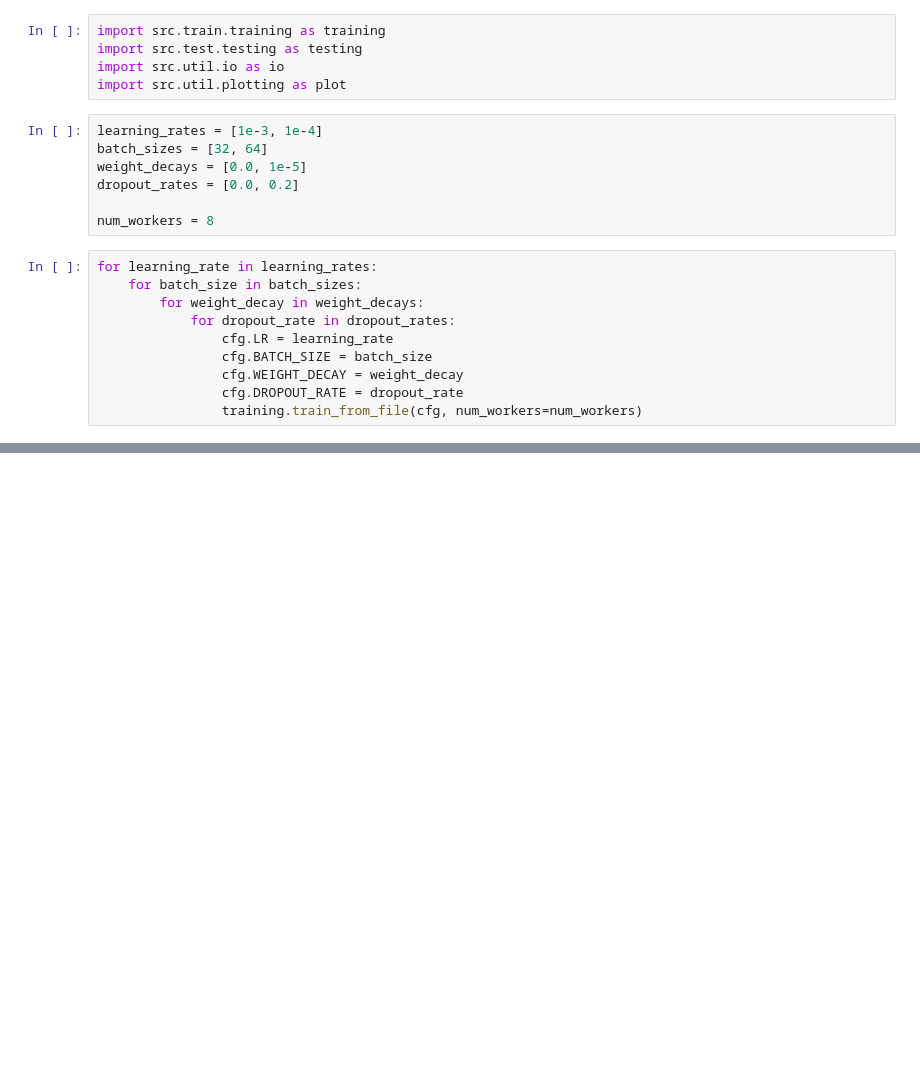
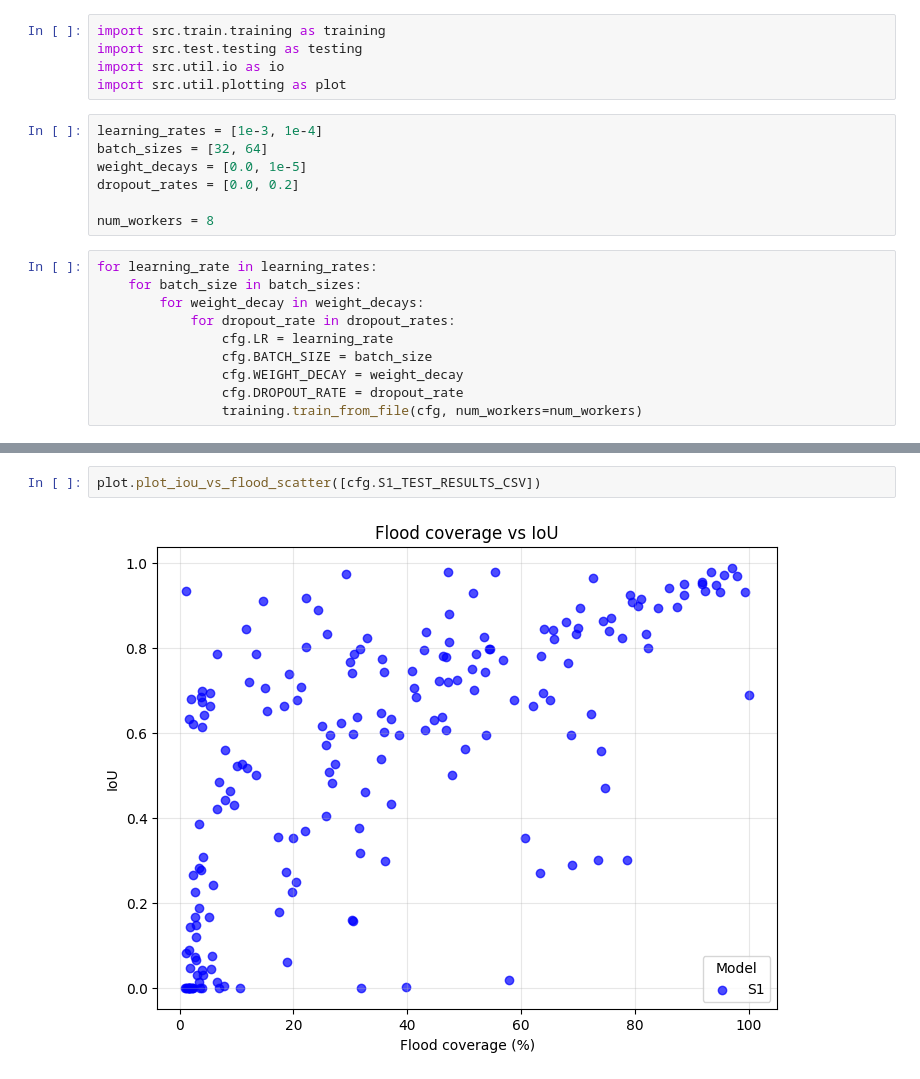
Before and after one commit to TAX2310/Flood-Mapping, a Jupyter notebook: 02_train_s1.ipynb, the cells around one changed output, grey strips where cells are left out. Cells and saved outputs as stored; diff of their text form; blank space fills up the shorter version.

```diff
--- a/02_train_s1.ipynb
+++ b/02_train_s1.ipynb
@@ -109,0 +190,4 @@ plot.plot_s1_results(results)
+# %%
+plot.plot_iou_vs_flood_scatter([cfg.S1_TEST_RESULTS_CSV])
+# %% [output]
+[figure, added]
```
Also changed, not shown: parts of 10 cells of this notebook, 9 other files.
